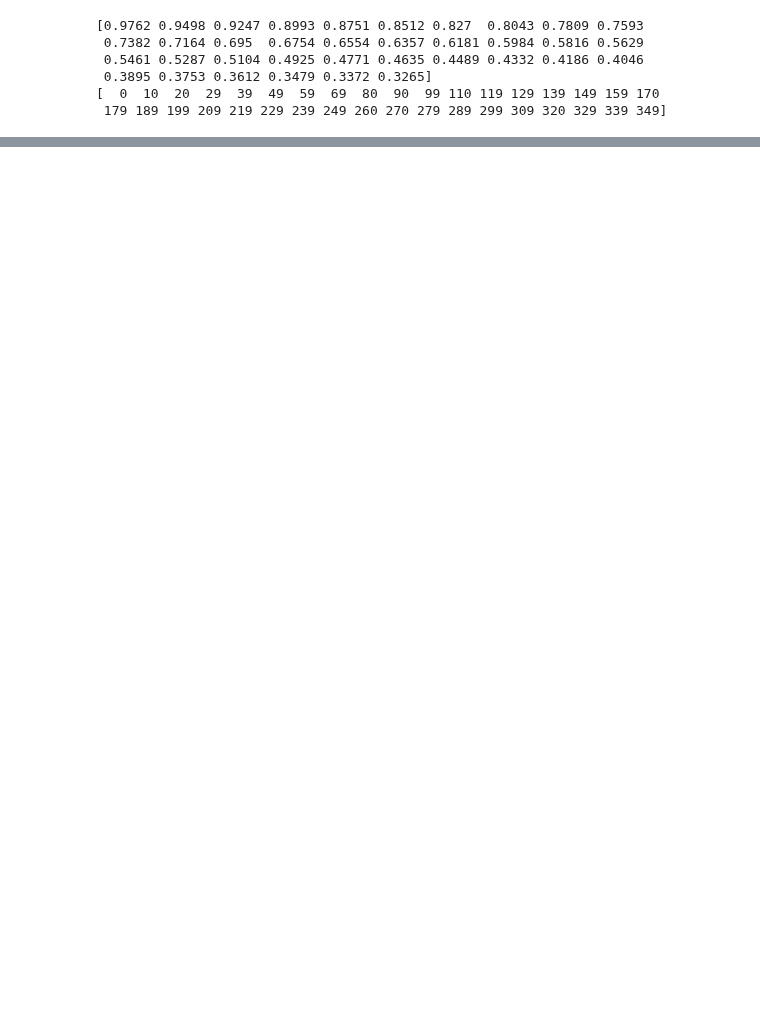
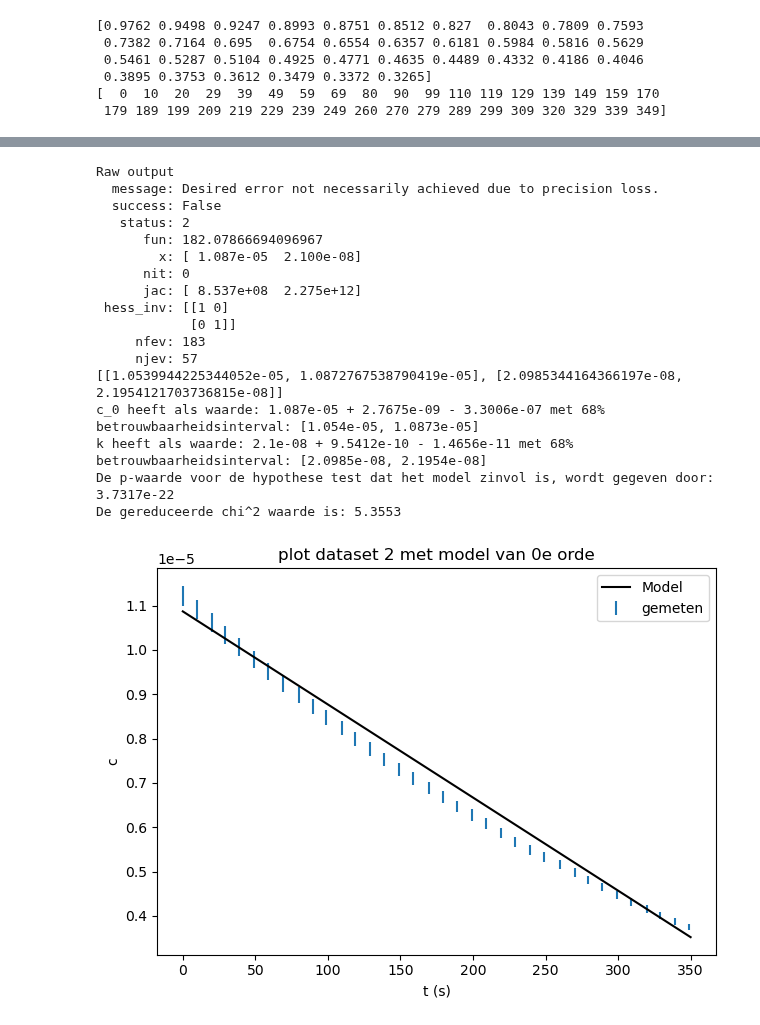
Before and after one commit to justlearning42/Experimentele_vscode, a Jupyter notebook: kinetica.ipynb, the cells around one changed output, grey strips where cells are left out. Cells and saved outputs as stored; diff of their text form; code cells hidden in the pictures; blank space fills up the shorter version.

```diff
--- a/kinetica.ipynb
+++ b/kinetica.ipynb
@@ -241,0 +282,38 @@ De gereduceerde chi^2 waarde is: 5.3553
+# %%
+# tweede set metingen: 0e orde en 1e orde want we zien duidelijk dat het geen tweede orde is
+#0e orde
+def initial_vals(x,y):
+    return [1.087e-5,2.1e-8]
+
+
+parameters = ['c_0', 'k', 'orde']
+outp = fit(parameters, snelheidsmodel_0eorde, initial_vals, tijden_set_2, concentraties_set_2 , fouten_set_2 )
+parameterwaarden = [fitwaarde[0] for fitwaarde in outp]
+fig,ax = plt.subplots(1,1)
+ax.errorbar(tijden_set_2,concentraties_set_2 ,linestyle = '', label = 'gemeten', yerr = fouten_set_2 )
+ax.set_ylabel('c')
+t = np.linspace(0,350)
+ax.plot(t, snelheidsmodel_0eorde(t, parameterwaarden),color = 'black',label = 'Model')
+ax.set_xlabel('t (s)')
+ax.set_title('plot dataset 2 met model van 0e orde')
+ax.legend()
+plt.tight_layout();plt.show()
+# %% [output]
+Raw output
+  message: Desired error not necessarily achieved due to precision loss.
+  success: False
+   status: 2
+      fun: 182.07866694096967
+        x: [ 1.087e-05  2.100e-08]
+      nit: 0
+      jac: [ 8.537e+08  2.275e+12]
+ hess_inv: [[1 0]
+            [0 1]]
+     nfev: 183
+     njev: 57
+[[1.0539944225344052e-05, 1.0872767538790419e-05], [2.0985344164366197e-08, 2.1954121703736815e-08]]
+c_0 heeft als waarde: 1.087e-05 + 2.7675e-09 - 3.3006e-07 met 68% betrouwbaarheidsinterval: [1.054e-05, 1.0873e-05]
+k heeft als waarde: 2.1e-08 + 9.5412e-10 - 1.4656e-11 met 68% betrouwbaarheidsinterval: [2.0985e-08, 2.1954e-08]
+De p-waarde voor de hypothese test dat het model zinvol is, wordt gegeven door: 3.7317e-22
+De gereduceerde chi^2 waarde is: 5.3553
+[figure, added]
```
Also changed, not shown: parts of 6 cells of this notebook.
